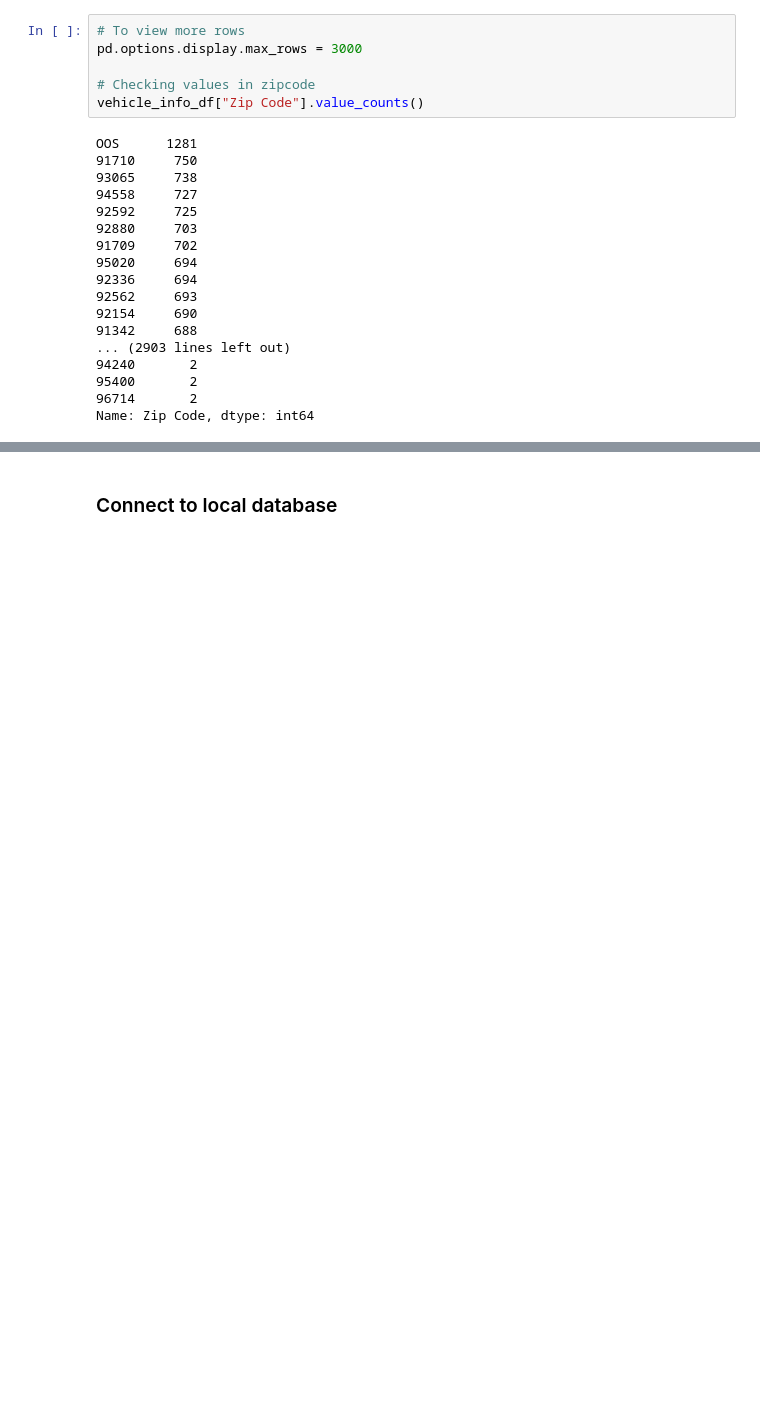
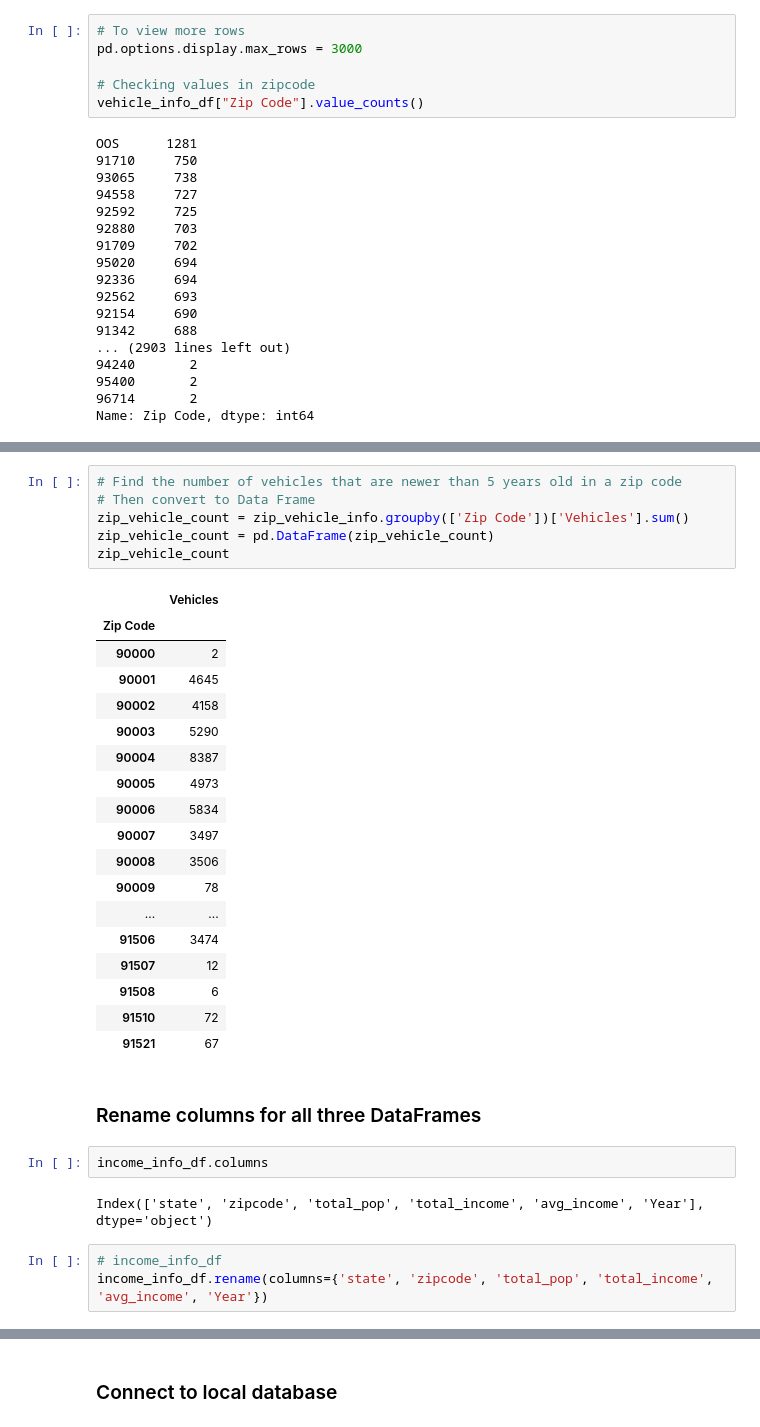
Before and after one commit to savi09/ETL_Vehicle_Income, a Jupyter notebook: ETL_Avg Income Vehicle Count .ipynb, the cells around one changed output, grey strips where cells are left out. Drawn from its saved outputs; the diff is of its cells as text; blank space fills up the shorter version.

```diff
--- a/ETL_Avg Income Vehicle Count .ipynb
+++ b/ETL_Avg Income Vehicle Count .ipynb
@@ -402,0 +403,34 @@ zip_vehicle_info
+# %%
+# Find the number of vehicles that are newer than 5 years old in a zip code
+# Then convert to Data Frame
+zip_vehicle_count = zip_vehicle_info.groupby(['Zip Code'])['Vehicles'].sum()
+zip_vehicle_count = pd.DataFrame(zip_vehicle_count)
+zip_vehicle_count
+# %% [output]
+|  | Vehicles |
+| Zip Code |  |
+| 90000 | 2 |
+| 90001 | 4645 |
+| 90002 | 4158 |
+| 90003 | 5290 |
+| 90004 | 8387 |
+| 90005 | 4973 |
+| 90006 | 5834 |
+| 90007 | 3497 |
+| 90008 | 3506 |
+| 90009 | 78 |
+| ... | ... |
+| 91506 | 3474 |
+| 91507 | 12 |
+| 91508 | 6 |
+| 91510 | 72 |
+| 91521 | 67 |
+# %% [markdown]
+### Rename columns for all three DataFrames
+# %%
+income_info_df.columns
+# %% [output]
+Index(['state', 'zipcode', 'total_pop', 'total_income', 'avg_income', 'Year'], dtype='object')
+# %%
+# income_info_df
+income_info_df.rename(columns={'state', 'zipcode', 'total_pop', 'total_income', 'avg_income', 'Year'})
```
Also changed, not shown: parts of 38 cells of this notebook, 1 other file.
